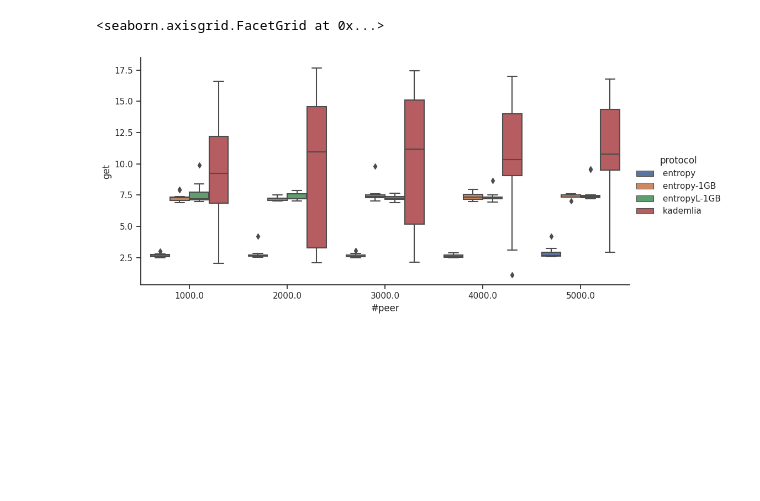
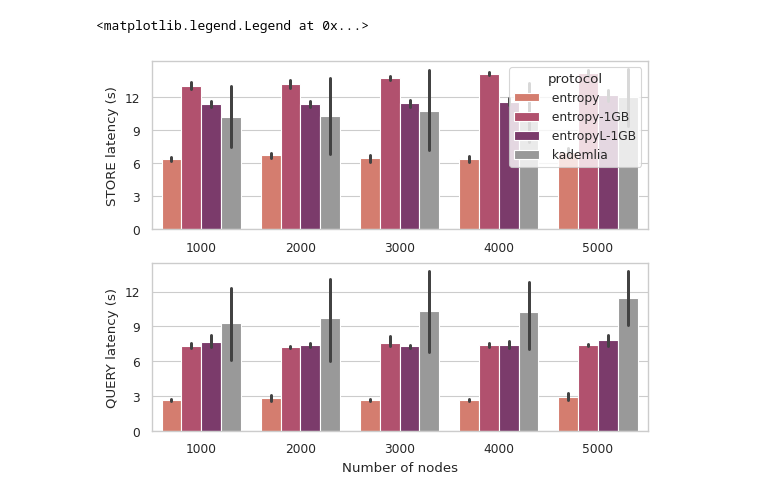
Before and after one commit to sgdxbc/festival, a Jupyter notebook: plot/latency.ipynb, the cells around one changed output. Drawn from its saved outputs; the diff is of its cells as text; code cells hidden in the pictures; blank space fills up the shorter version.

```diff
--- a/plot/latency.ipynb
+++ b/plot/latency.ipynb
@@ -1,13 +0,0 @@
-# %%
-import seaborn as sns
-import matplotlib.pyplot as plt
-sns.set_theme(style='ticks')
-
-latency = pd.concat([
-    pd.read_csv('data/EntropyLatency.txt'),
-    pd.read_csv('data/KadLatency.txt'),
-]).reset_index()
-# print(latency.info())
-
-sns.relplot(kind='line', data=latency, x='#peer', y='put', hue='protocol')
-# sns.pointplot(data=latency, x='#peer', y='put', hue='protocol', ax=ax)
@@ -17,9 +1,32 @@ sns.relplot(kind='line', data=latency, x='#peer', y='put', hue='protocol')
-# %%
-sns.catplot(
-    data=latency, x='#peer', y='get', hue='protocol',
-    kind='box',
-    aspect=16 / 8,
-)
-# %% [output]
-<seaborn.axisgrid.FacetGrid at 0x...>
-[figure, removed]
+# %%
+import pandas as pd
+import seaborn as sns
+import matplotlib.pyplot as plt
+from matplotlib.ticker import FuncFormatter
+sns.set_theme(context='paper', style='whitegrid')
+
+latency = pd.concat([
+    pd.read_csv('data/EntropyLatency.txt'),
+    pd.read_csv('data/KadLatency.txt'),
+]).reset_index()
+# print(latency.info())
+
+fig, axs = plt.subplots(2)
+palette = dict(zip([' entropy', ' entropy-1GB', ' entropyL-1GB'], sns.color_palette('flare', n_colors=3)))
+palette[' kademlia'] = '0.6'
+g = sns.barplot(ax=axs[0], data=latency, x='#peer', y='put', hue='protocol',
+    palette=palette)
+g.set(xlabel='', ylabel='STORE latency (s)')
+g.set_yticks(list(range(0, 14, 3)))
+g.axes.xaxis.set_major_formatter(FuncFormatter(lambda x, _: (int(x) + 1) * 1000))
+sns.move_legend(g, 'upper right')
+
+g = sns.barplot(ax=axs[1], data=latency, x='#peer', y='get', hue='protocol',
+    palette=palette)
+g.set(xlabel='Number of nodes', ylabel='QUERY latency (s)')
+g.set_yticks(list(range(0, 14, 3)))
+g.axes.xaxis.set_major_formatter(FuncFormatter(lambda x, _: (int(x) + 1) * 1000))
+g.legend([], [], frameon=False)
+# %% [output]
+<matplotlib.legend.Legend at 0x...>
+[figure, added]
```
Also changed, not shown: parts of 1 cell of this notebook, 6 other files.
